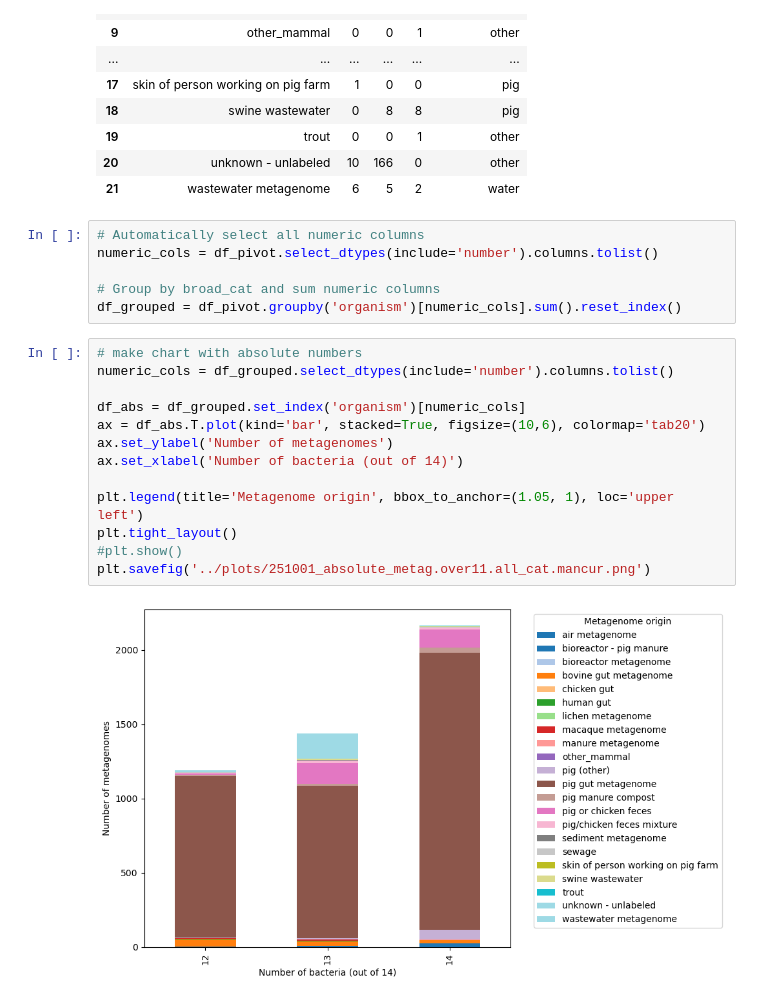
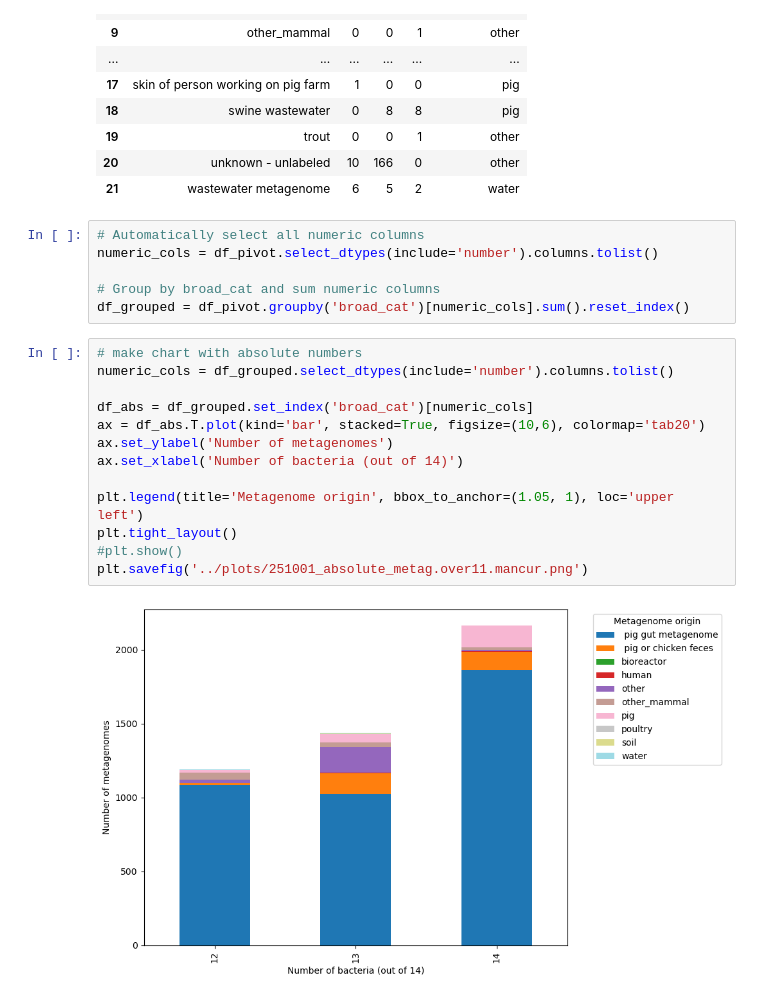
Before and after one commit to AnneliektH/2025-pig-binning-plots, a Jupyter notebook: notebooks/251001_branchwater.ipynb, the cells around one changed output. Saved outputs shown, nothing was run; the diff lists cells and outputs as text.

Commit message:
add bw plots

```diff
--- a/notebooks/251001_branchwater.ipynb
+++ b/notebooks/251001_branchwater.ipynb
@@ -269,19 +269,19 @@ df_pivot
 numeric_cols = df_pivot.select_dtypes(include='number').columns.tolist()
 
 # Group by broad_cat and sum numeric columns
-df_grouped = df_pivot.groupby('organism')[numeric_cols].sum().reset_index()
+df_grouped = df_pivot.groupby('broad_cat')[numeric_cols].sum().reset_index()
 # %%
 # make chart with absolute numbers
 numeric_cols = df_grouped.select_dtypes(include='number').columns.tolist()
 
-df_abs = df_grouped.set_index('organism')[numeric_cols]
+df_abs = df_grouped.set_index('broad_cat')[numeric_cols]
 ax = df_abs.T.plot(kind='bar', stacked=True, figsize=(10,6), colormap='tab20')
 ax.set_ylabel('Number of metagenomes')
 ax.set_xlabel('Number of bacteria (out of 14)')
 
 plt.legend(title='Metagenome origin', bbox_to_anchor=(1.05, 1), loc='upper left')
 plt.tight_layout()
 #plt.show()
-plt.savefig('../plots/251001_absolute_metag.over11.all_cat.mancur.png')
+plt.savefig('../plots/251001_absolute_metag.over11.mancur.png')
 # %% [output]
-[figure, old version]
+[figure, new version]
```
Also changed, not shown: parts of 1 cell of this notebook, 1 other file.
